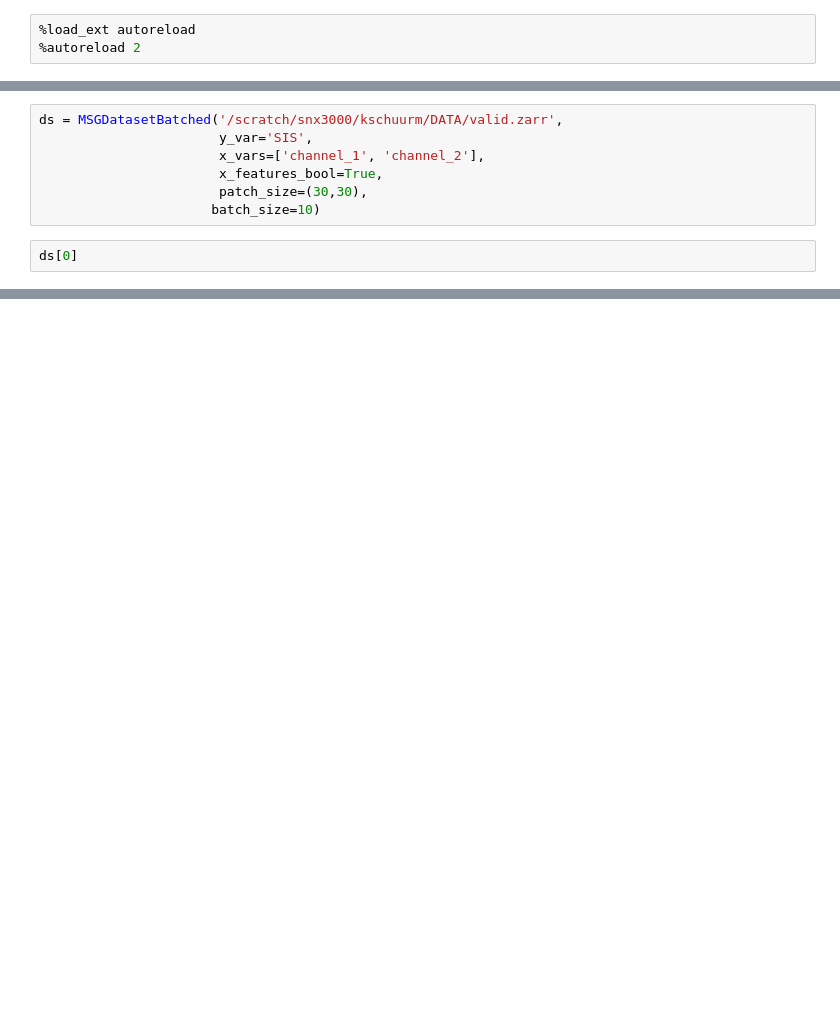
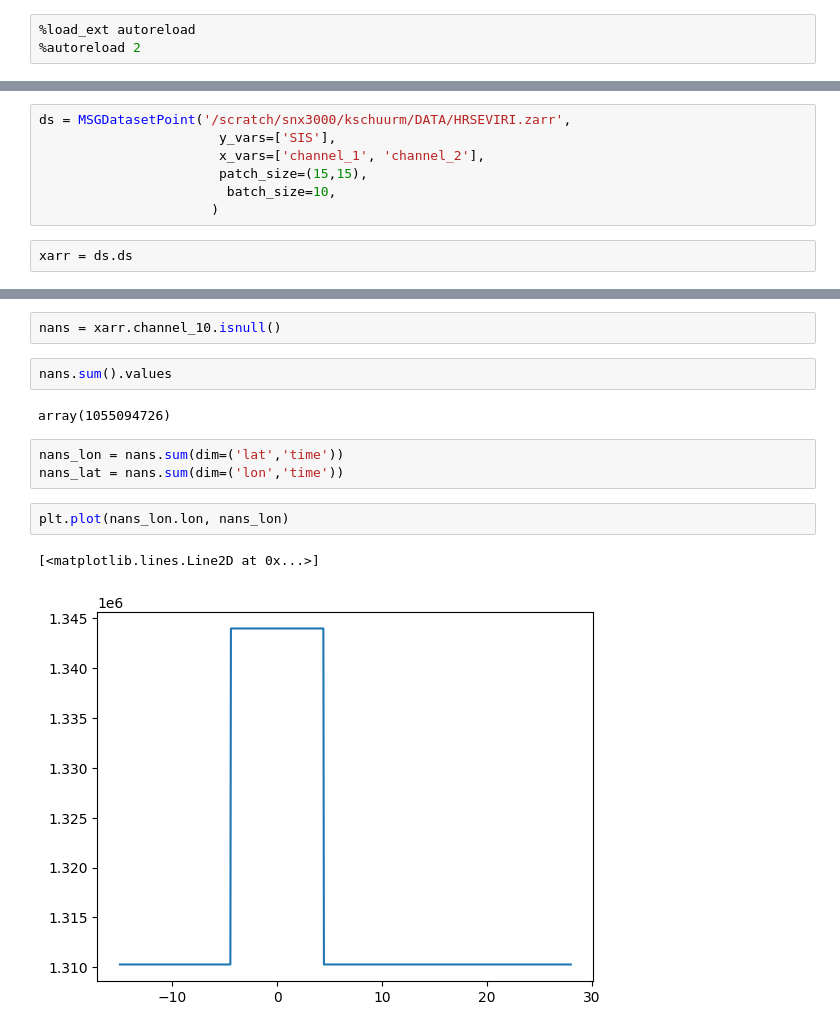
Before and after one commit to KRS-dev/irradiance_estimation, a Jupyter notebook: dataset/testing.ipynb, the cells around one changed output, grey strips where cells are left out. Saved outputs shown, nothing was run; the diff lists cells and outputs as text; blank space fills up the shorter version.

```diff
--- a/dataset/testing.ipynb
+++ b/dataset/testing.ipynb
@@ -6,11 +6,11 @@ from dataset import MSGDatasetBatched
 from tqdm import tqdm
 import matplotlib.pyplot as plt
 # %%
-ds = MSGDatasetBatched('/scratch/snx3000/kschuurm/DATA/valid.zarr',
-                       y_var='SIS',
+ds = MSGDatasetPoint('/scratch/snx3000/kschuurm/DATA/HRSEVIRI.zarr',
+                       y_vars=['SIS'],
                        x_vars=['channel_1', 'channel_2'],
-                       x_features_bool=True,
-                       patch_size=(30,30),
-                      batch_size=10)
+                       patch_size=(15,15),
+                        batch_size=10,
+                      )
 # %%
-ds[0]
+xarr = ds.ds
@@ -36,0 +17,14 @@ ds[0]
+# %%
+nans = xarr.channel_10.isnull()
+# %%
+nans.sum().values
+# %% [output]
+array(1055094726)
+# %%
+nans_lon = nans.sum(dim=('lat','time'))
+nans_lat = nans.sum(dim=('lon','time'))
+# %%
+plt.plot(nans_lon.lon, nans_lon)
+# %% [output]
+[<matplotlib.lines.Line2D at 0x...>]
+[figure, added]
```
Also changed, not shown: parts of 6 cells of this notebook, 5 other files.
